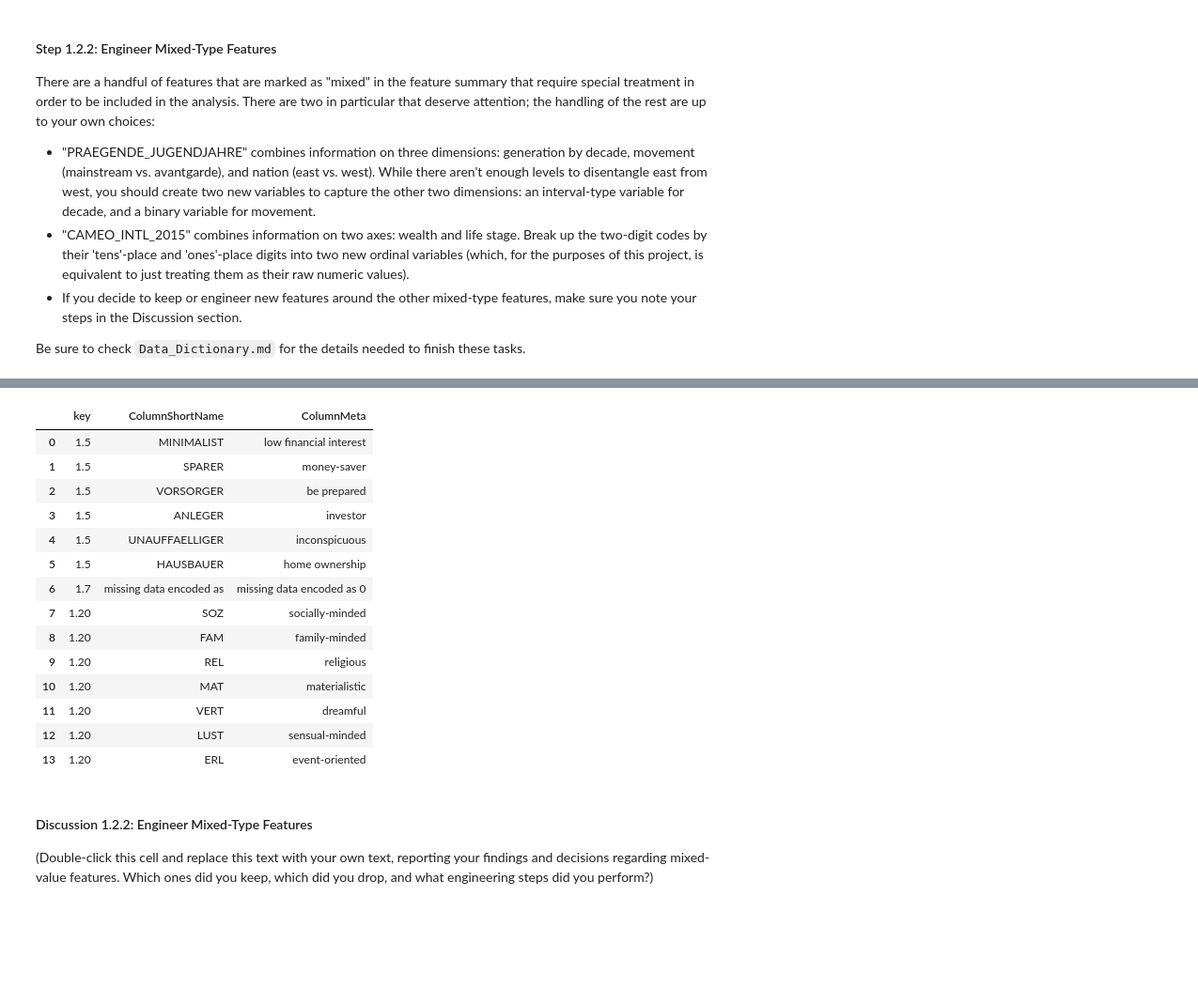
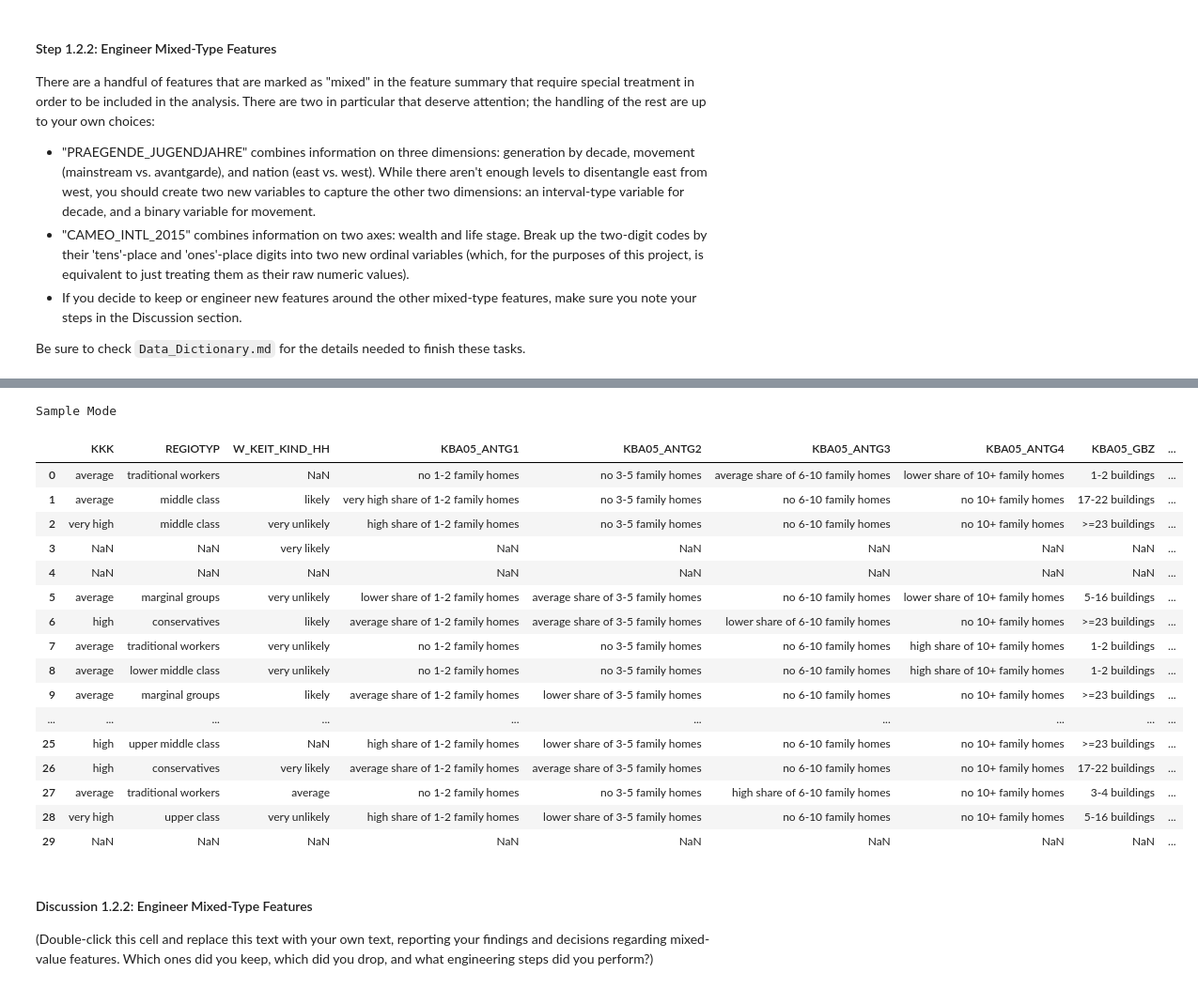
Before and after one commit to samlexrod/identifying_customer_segments, a Jupyter notebook: Identify_Customer_Segments.ipynb, the cells around one changed output, grey strips where cells are left out. Shown: that part at 94% size. Cells and saved outputs as stored; diff of their text form; code cells hidden in the pictures; blank space fills up the shorter version.

```diff
--- a/Identify_Customer_Segments.ipynb
+++ b/Identify_Customer_Segments.ipynb
@@ -1008,10 +1043,12 @@ dtype: int64
 columns_toreencode = list(df_toreencode.loc[df_toreencode.Nulls > 0, 'ColumnName'])
 
 # for columns in the original dataframe to encode, before endodings
+display_html('Re-encoding Encoded Null Values Back to Zero')
 for pre_column, column in zip(preencode_list, reencode_list):
     # this will bring all the indexes where there are null values
-    indexes = azdias_toencode_original[[pre_column]].loc[azdias_toencode_original.isna()[pre_column]==True, :].index
-
+    indexes = azdias_toencode_original[[pre_column]].loc[azdias_toencode_original\
+                                                    .isna()[pre_column]==True, :]\
+                                                    .index
     # display to validate null values
     print(column, azdias_encoded.iloc[indexes, :][column].count())
 
@@ -1053,0 +1095,9 @@ dtype: int64
+# %%
+print('Azdias has %s columns.' % len(azdias.columns) +\
+      '\nWe are encoding %s columns.' % len(azdias_toencode_original.columns) +\
+      '\nEncoding created %s columns.' % len(azdias_encoded.columns))
+azdias.drop(azdias_toencode_original, axis=1, inplace=True)
+print('Azdias was reduced to %s columns' % len(azdias.columns))
+azdias = pd.concat([azdias, azdias_encoded], axis=1)
+print('Azdias total columns are %s' % len(azdias.columns) +\
+      '\n\nAzdias encoding is completed.')
@@ -1096,19 +1134,25 @@ pd.merge(df1, df2, on='key', how='left').sort_values('ColumnName')
-# %%
-df4.loc[~df4.key.isin(['3.6', '4.2', '4.1', '3.1', '3.5']), :]
-# %% [output]
-|  | key | ColumnShortName | ColumnMeta |
-| 0 | 1.5 | MINIMALIST | low financial interest |
-| 1 | 1.5 | SPARER | money-saver |
-| 2 | 1.5 | VORSORGER | be prepared |
-| 3 | 1.5 | ANLEGER | investor |
-| 4 | 1.5 | UNAUFFAELLIGER | inconspicuous |
-| 5 | 1.5 | HAUSBAUER | home ownership |
-| 6 | 1.7 | missing data encoded as | missing data encoded as 0 |
-| 7 | 1.20 | SOZ | socially-minded |
-| 8 | 1.20 | FAM | family-minded |
-| 9 | 1.20 | REL | religious |
-| 10 | 1.20 | MAT | materialistic |
-| 11 | 1.20 | VERT | dreamful |
-| 12 | 1.20 | LUST | sensual-minded |
-| 13 | 1.20 | ERL | event-oriented |
+# %%
+pd.options.display.max_rows = 100
+col_subset = ['PRAEGENDE_JUGENDJAHRE', 'RELAT_AB']
+x = set_remap(azdias, azdias.columns.drop(azdias_encoded.columns))
+x
+# %% [output]
+Sample Mode
+|  | KKK | REGIOTYP | W_KEIT_KIND_HH | KBA05_ANTG1 | KBA05_ANTG2 | KBA05_ANTG3 | KBA05_ANTG4 | KBA05_GBZ | ... |
+| 0 | average | traditional workers | NaN | no 1-2 family homes | no 3-5 family homes | average share of 6-10 family homes | lower share of 10+ family homes | 1-2 buildings | ... |
+| 1 | average | middle class | likely | very high share of 1-2 family homes | no 3-5 family homes | no 6-10 family homes | no 10+ family homes | 17-22 buildings | ... |
+| 2 | very high | middle class | very unlikely | high share of 1-2 family homes | no 3-5 family homes | no 6-10 family homes | no 10+ family homes | >=23 buildings | ... |
+| 3 | NaN | NaN | very likely | NaN | NaN | NaN | NaN | NaN | ... |
+| 4 | NaN | NaN | NaN | NaN | NaN | NaN | NaN | NaN | ... |
+| 5 | average | marginal groups | very unlikely | lower share of 1-2 family homes | average share of 3-5 family homes | no 6-10 family homes | lower share of 10+ family homes | 5-16 buildings | ... |
+| 6 | high | conservatives | likely | average share of 1-2 family homes | average share of 3-5 family homes | lower share of 6-10 family homes | no 10+ family homes | >=23 buildings | ... |
+| 7 | average | traditional workers | very unlikely | no 1-2 family homes | no 3-5 family homes | no 6-10 family homes | high share of 10+ family homes | 1-2 buildings | ... |
+| 8 | average | lower middle class | very unlikely | no 1-2 family homes | no 3-5 family homes | no 6-10 family homes | high share of 10+ family homes | 1-2 buildings | ... |
+| 9 | average | marginal groups | likely | average share of 1-2 family homes | lower share of 3-5 family homes | no 6-10 family homes | no 10+ family homes | >=23 buildings | ... |
+| ... | ... | ... | ... | ... | ... | ... | ... | ... | ... |
+| 25 | high | upper middle class | NaN | high share of 1-2 family homes | lower share of 3-5 family homes | no 6-10 family homes | no 10+ family homes | >=23 buildings | ... |
+| 26 | high | conservatives | very likely | average share of 1-2 family homes | average share of 3-5 family homes | no 6-10 family homes | no 10+ family homes | 17-22 buildings | ... |
+| 27 | average | traditional workers | average | no 1-2 family homes | no 3-5 family homes | high share of 6-10 family homes | no 10+ family homes | 3-4 buildings | ... |
+| 28 | very high | upper class | very unlikely | high share of 1-2 family homes | lower share of 3-5 family homes | no 6-10 family homes | no 10+ family homes | 5-16 buildings | ... |
+| 29 | NaN | NaN | NaN | NaN | NaN | NaN | NaN | NaN | ... |
 # %%
```
Also changed, not shown: parts of 22 cells of this notebook, 2 other files.
